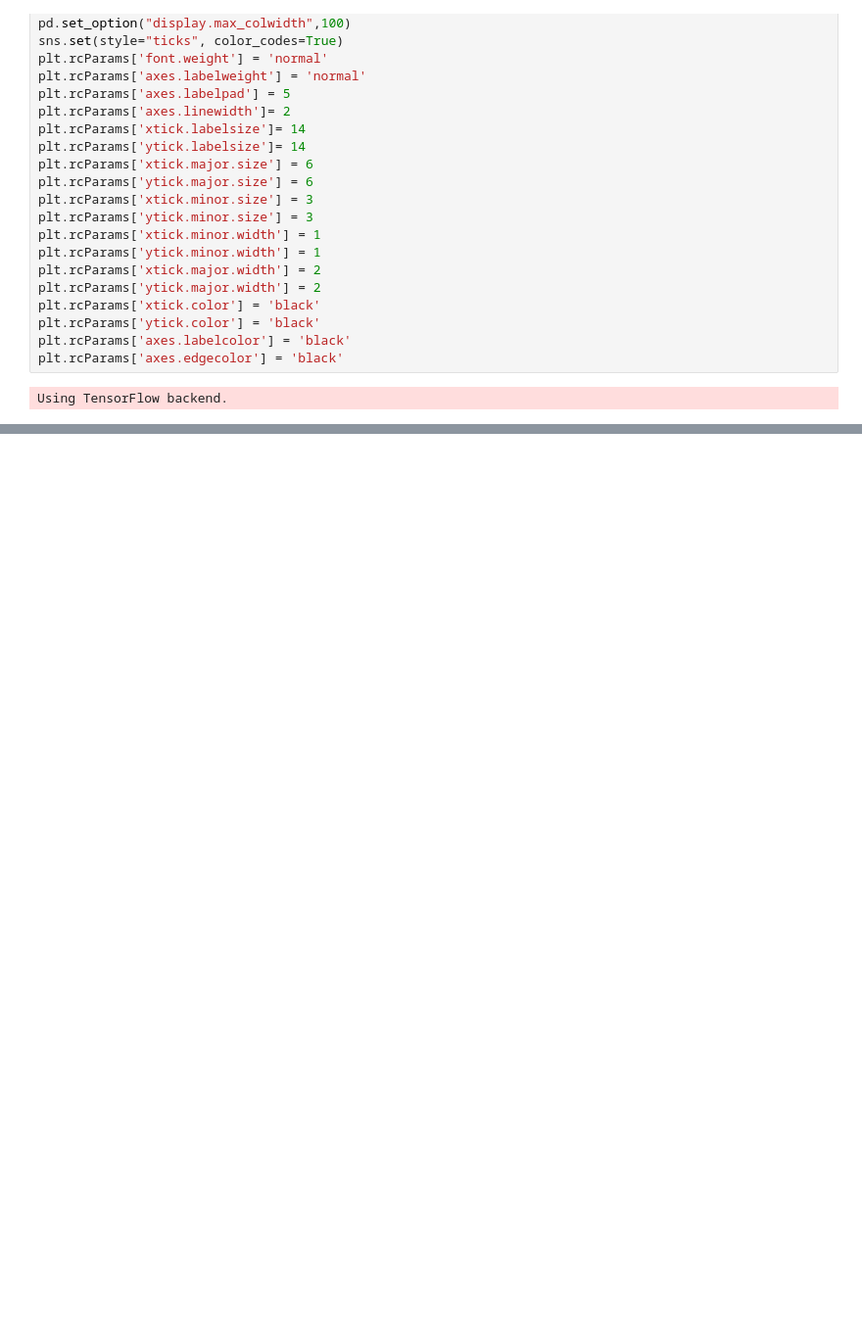
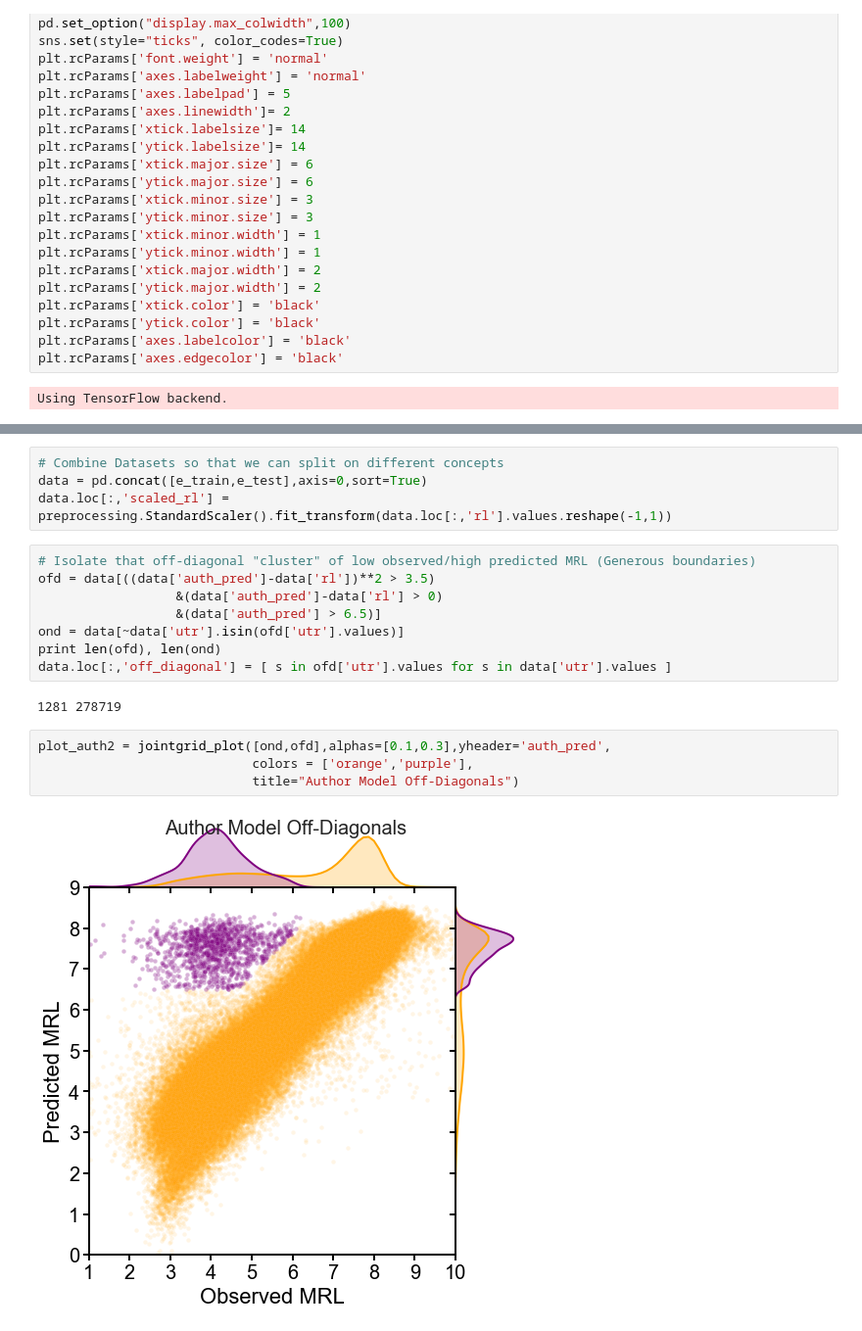
Before and after one commit to laueste/human_5utr_modeling, a Jupyter notebook: modeling/8_training_MRL_CNN_DistillationOffDiagonals.ipynb, the cells around one changed output, grey strips where cells are left out. Shown at 98% size. Saved outputs shown, nothing was run; the diff lists cells and outputs as text; blank space fills up the shorter version.

```diff
--- a/modeling/8_training_MRL_CNN_DistillationOffDiagonals.ipynb
+++ b/modeling/8_training_MRL_CNN_DistillationOffDiagonals.ipynb
@@ -52,0 +228,20 @@ Using TensorFlow backend.
+# %%
+# Combine Datasets so that we can split on different concepts
+data = pd.concat([e_train,e_test],axis=0,sort=True)
+data.loc[:,'scaled_rl'] = preprocessing.StandardScaler().fit_transform(data.loc[:,'rl'].values.reshape(-1,1))
+# %%
+# Isolate that off-diagonal "cluster" of low observed/high predicted MRL (Generous boundaries)
+ofd = data[((data['auth_pred']-data['rl'])**2 > 3.5)
+                  &(data['auth_pred']-data['rl'] > 0)
+                  &(data['auth_pred'] > 6.5)]
+ond = data[~data['utr'].isin(ofd['utr'].values)]
+print len(ofd), len(ond)
+data.loc[:,'off_diagonal'] = [ s in ofd['utr'].values for s in data['utr'].values ]
+# %% [output]
+1281 278719
+# %%
+plot_auth2 = jointgrid_plot([ond,ofd],alphas=[0.1,0.3],yheader='auth_pred',
+                            colors = ['orange','purple'],
+                            title="Author Model Off-Diagonals")
+# %% [output]
+[figure, added]
```
Also changed, not shown: parts of 20 cells of this notebook, 5 other files.
